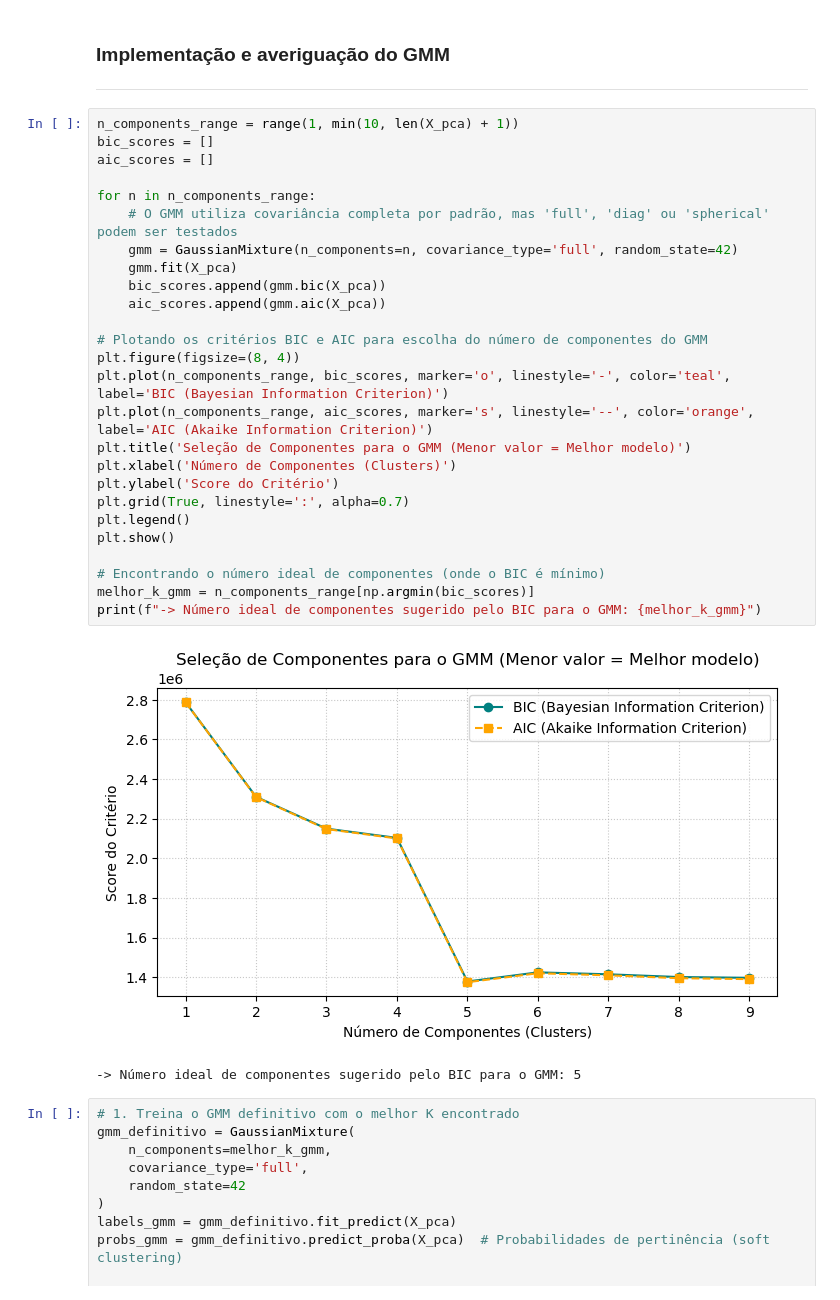
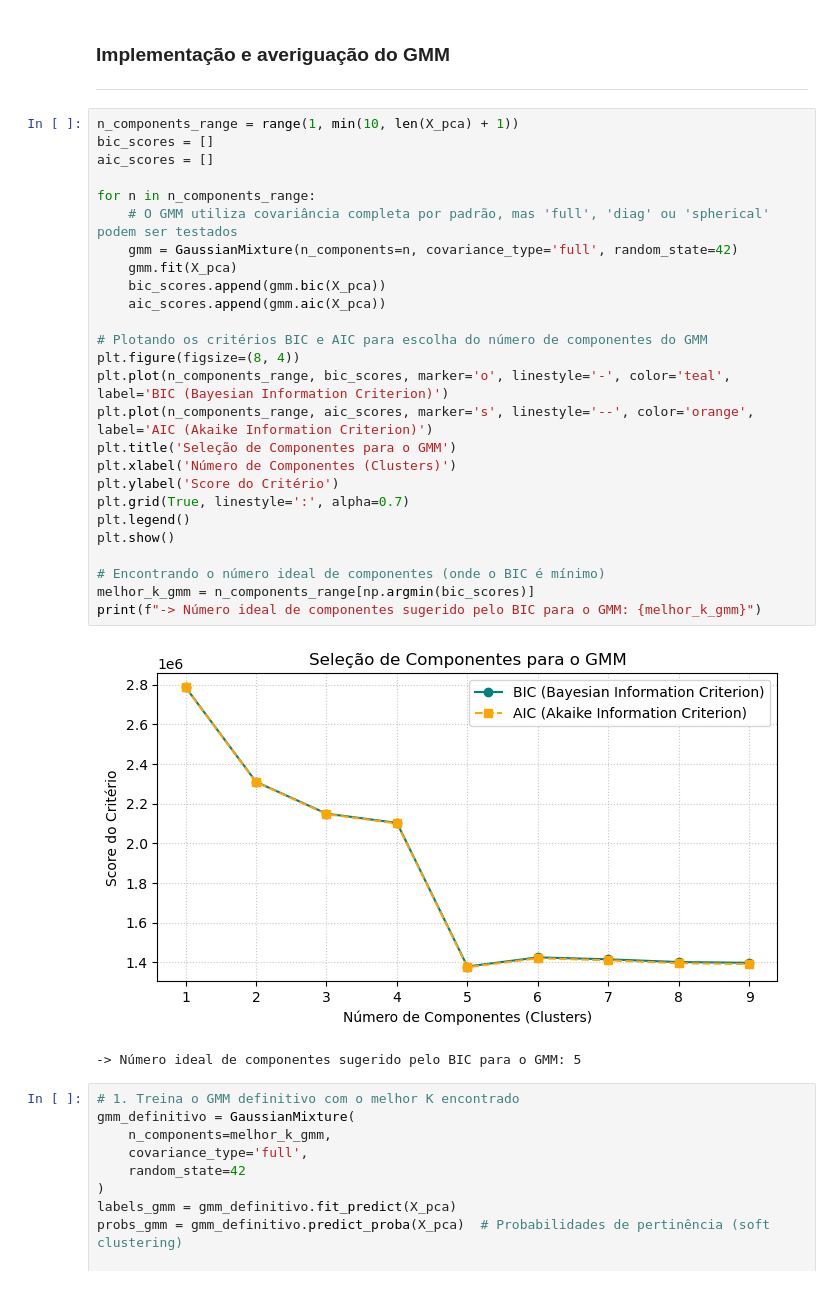
Before and after one commit to samuelsilvg/ML-musicClustering, a Jupyter notebook: notebooks/experimento_PCA.ipynb, the cells around one changed output. Drawn from its saved outputs; the diff is of its cells as text.

```diff
--- a/notebooks/experimento_PCA.ipynb
+++ b/notebooks/experimento_PCA.ipynb
@@ -191,31 +191,31 @@ ___
 # %%
 n_components_range = range(1, min(10, len(X_pca) + 1))
 bic_scores = []
 aic_scores = []
 
 for n in n_components_range:
     # O GMM utiliza covariância completa por padrão, mas 'full', 'diag' ou 'spherical' podem ser testados
     gmm = GaussianMixture(n_components=n, covariance_type='full', random_state=42)
     gmm.fit(X_pca)
     bic_scores.append(gmm.bic(X_pca))
     aic_scores.append(gmm.aic(X_pca))
 
 # Plotando os critérios BIC e AIC para escolha do número de componentes do GMM
 plt.figure(figsize=(8, 4))
 plt.plot(n_components_range, bic_scores, marker='o', linestyle='-', color='teal', label='BIC (Bayesian Information Criterion)')
 plt.plot(n_components_range, aic_scores, marker='s', linestyle='--', color='orange', label='AIC (Akaike Information Criterion)')
-plt.title('Seleção de Componentes para o GMM (Menor valor = Melhor modelo)')
+plt.title('Seleção de Componentes para o GMM')
 plt.xlabel('Número de Componentes (Clusters)')
 plt.ylabel('Score do Critério')
 plt.grid(True, linestyle=':', alpha=0.7)
 plt.legend()
 plt.show()
 
 # Encontrando o número ideal de componentes (onde o BIC é mínimo)
 melhor_k_gmm = n_components_range[np.argmin(bic_scores)]
 print(f"-> Número ideal de componentes sugerido pelo BIC para o GMM: {melhor_k_gmm}")
 # %% [output]
-[figure, old version]
+[figure, new version]
 -> Número ideal de componentes sugerido pelo BIC para o GMM: 5
 # %%
 # 1. Treina o GMM definitivo com o melhor K encontrado
```
Also changed, not shown: 3 other files.
